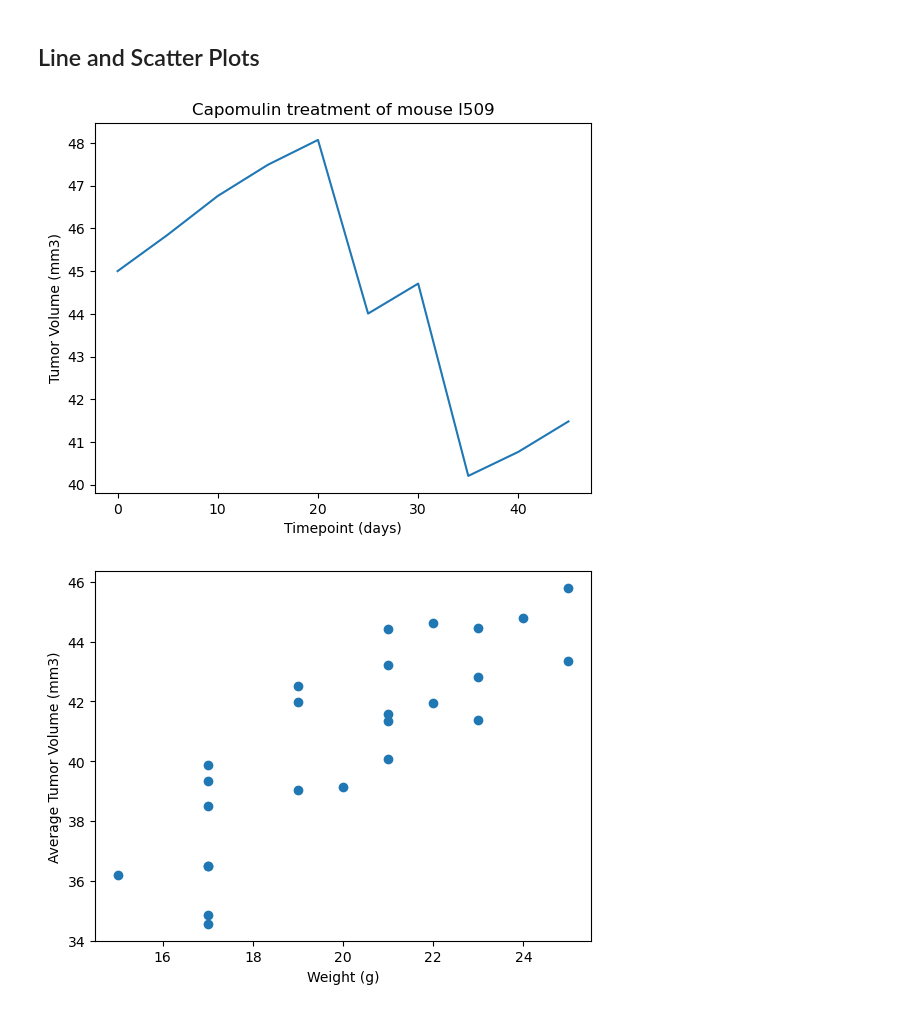
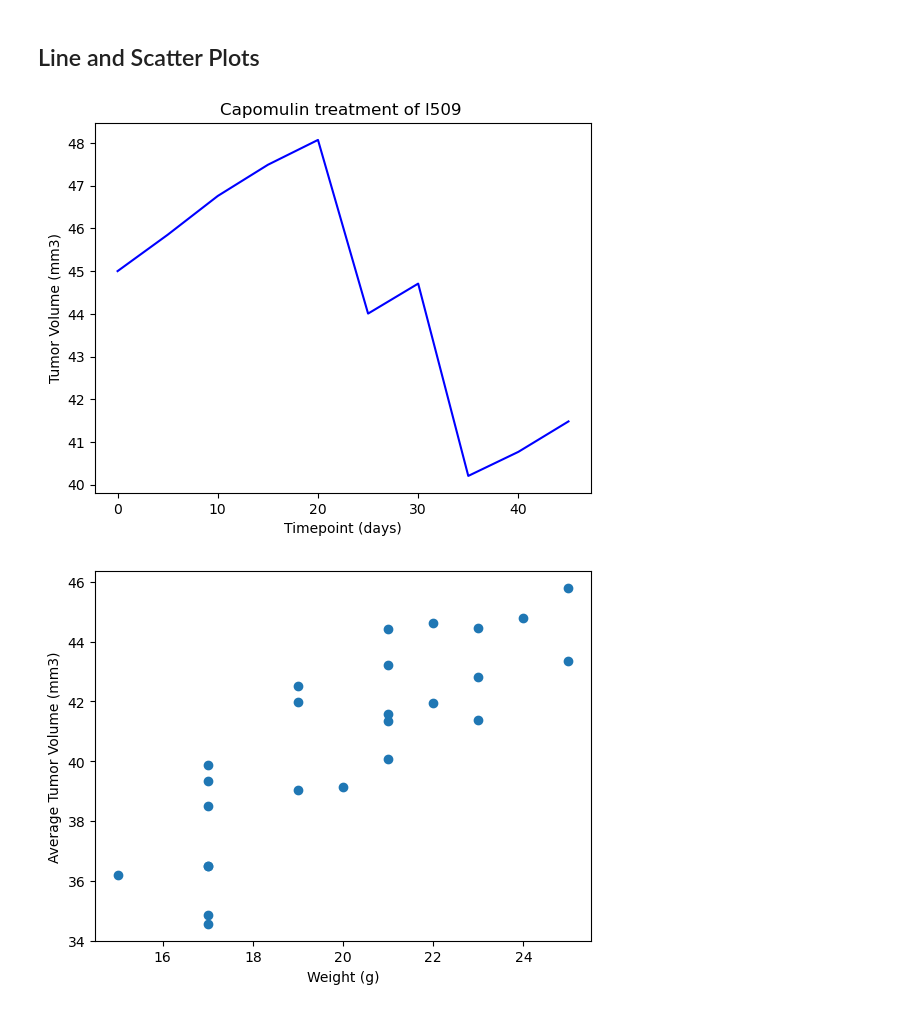
Before and after one commit to Samp-nik/pymac_assignment, a Jupyter notebook: Pymaceuticals/pymaceuticals_starter.ipynb, the cells around one changed output. Saved outputs shown, nothing was run; the diff lists cells and outputs as text; code cells hidden in the pictures.

```diff
--- a/Pymaceuticals/pymaceuticals_starter.ipynb
+++ b/Pymaceuticals/pymaceuticals_starter.ipynb
@@ -307,7 +257,15 @@ combined_df_clean
+# %%
+one_mouse = combined_df_clean[combined_df_clean['Mouse ID']=='l509'][['Timepoint','Tumor Volume (mm3)','Drug Regimen','Mouse ID']].reset_index(drop = True)
 # %%
 # Generate a line plot of tumor volume vs. time point for a single mouse treated with Capomulin
-co
+# Plot as a line chart
+mouse, = plt.plot(one_mouse['Timepoint'], one_mouse['Tumor Volume (mm3)'], color="b" )
+plt.title(f'{one_mouse["Drug Regimen"][0]} treatment of {one_mouse["Mouse ID"][0]} ')
+plt.xlabel('Timepoint (days)')
+plt.ylabel('Tumor Volume (mm3)')
+# Show the chart
+plt.show()
 # %% [output]
-[figure, old version]
+[figure, new version]
 # %%
 # Generate a scatter plot of mouse weight vs. the average observed tumor volume for the entire Capomulin regimen
```
Also changed, not shown: parts of 16 cells of this notebook.
